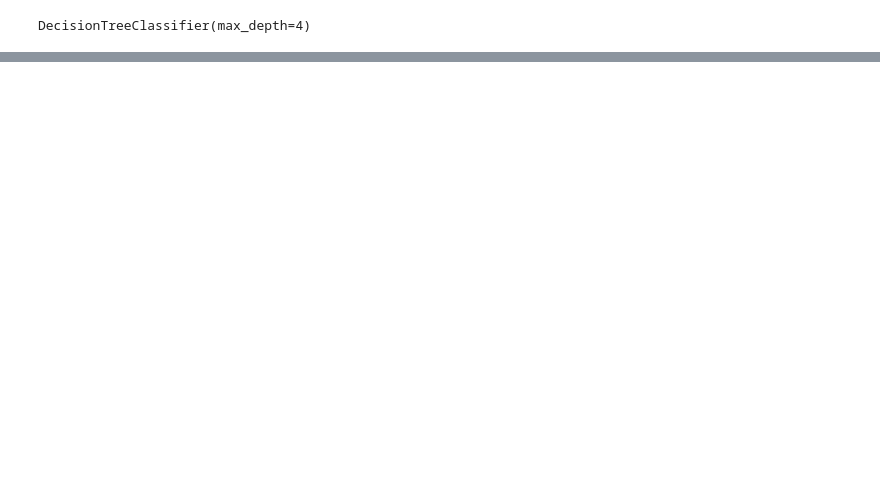
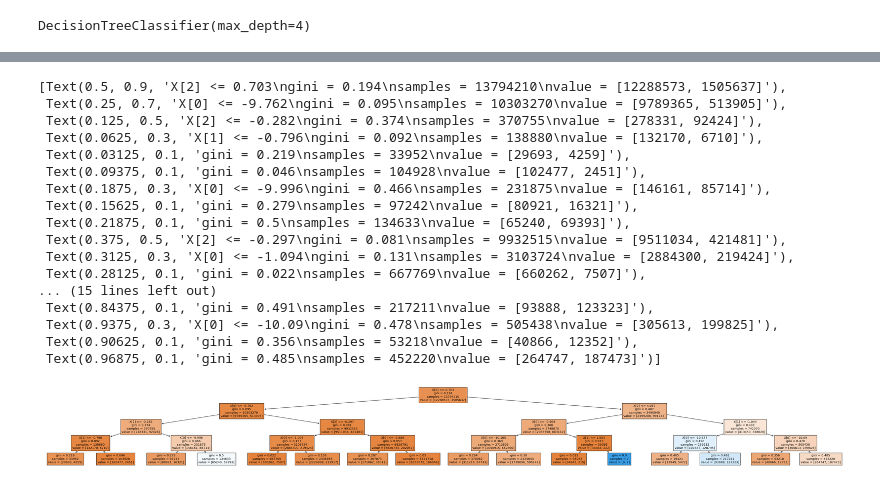
Before and after one commit to Dishaa09/Kaggle-Projects-, a Jupyter notebook: parkinson-s-disease-for-beginners.ipynb, the cells around one changed output, grey strips where cells are left out. Cells and saved outputs as stored; diff of their text form; code cells hidden in the pictures; blank space fills up the shorter version.

```diff
--- a/parkinson-s-disease-for-beginners.ipynb
+++ b/parkinson-s-disease-for-beginners.ipynb
@@ -286,7 +286,7 @@ from sklearn.tree import DecisionTreeClassifier
 # %%
 #Postpruning
 treemodel1=DecisionTreeClassifier(max_depth=4)
-treemodel2=DecisionTreeClassifier(max_depth=5)
+treemodel2=DecisionTreeClassifier(max_depth=4)
 treemodel3=DecisionTreeClassifier(max_depth=4)
 # %%
 treemodel1.fit(X_train,y1_train)
@@ -302,0 +329,22 @@ DecisionTreeClassifier(max_depth=4)
+# %%
+plt.figure(figsize=(50,5))
+tree.plot_tree(treemodel2, filled=True)
+# %% [output]
+[Text(0.5, 0.9, 'X[2] <= 0.703\ngini = 0.194\nsamples = 13794210\nvalue = [12288573, 1505637]'),
+ Text(0.25, 0.7, 'X[0] <= -9.762\ngini = 0.095\nsamples = 10303270\nvalue = [9789365, 513905]'),
+ Text(0.125, 0.5, 'X[2] <= -0.282\ngini = 0.374\nsamples = 370755\nvalue = [278331, 92424]'),
+ Text(0.0625, 0.3, 'X[1] <= -0.796\ngini = 0.092\nsamples = 138880\nvalue = [132170, 6710]'),
+ Text(0.03125, 0.1, 'gini = 0.219\nsamples = 33952\nvalue = [29693, 4259]'),
+ Text(0.09375, 0.1, 'gini = 0.046\nsamples = 104928\nvalue = [102477, 2451]'),
+ Text(0.1875, 0.3, 'X[0] <= -9.996\ngini = 0.466\nsamples = 231875\nvalue = [146161, 85714]'),
+ Text(0.15625, 0.1, 'gini = 0.279\nsamples = 97242\nvalue = [80921, 16321]'),
+ Text(0.21875, 0.1, 'gini = 0.5\nsamples = 134633\nvalue = [65240, 69393]'),
+ Text(0.375, 0.5, 'X[2] <= -0.297\ngini = 0.081\nsamples = 9932515\nvalue = [9511034, 421481]'),
+ Text(0.3125, 0.3, 'X[0] <= -1.094\ngini = 0.131\nsamples = 3103724\nvalue = [2884300, 219424]'),
+ Text(0.28125, 0.1, 'gini = 0.022\nsamples = 667769\nvalue = [660262, 7507]'),
+... (15 lines left out)
+ Text(0.84375, 0.1, 'gini = 0.491\nsamples = 217211\nvalue = [93888, 123323]'),
+ Text(0.9375, 0.3, 'X[0] <= -10.09\ngini = 0.478\nsamples = 505438\nvalue = [305613, 199825]'),
+ Text(0.90625, 0.1, 'gini = 0.356\nsamples = 53218\nvalue = [40866, 12352]'),
+ Text(0.96875, 0.1, 'gini = 0.485\nsamples = 452220\nvalue = [264747, 187473]')]
+[figure, added]
```
Also changed, not shown: parts of 10 cells of this notebook.
